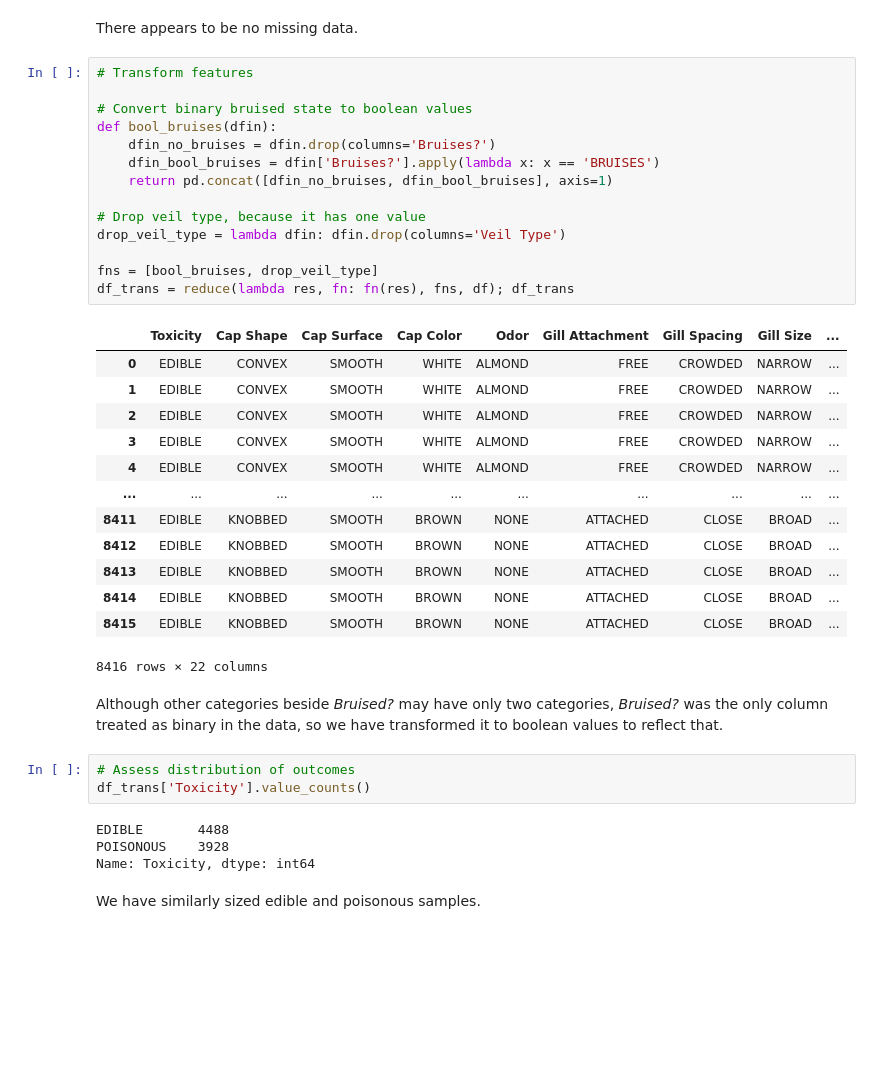
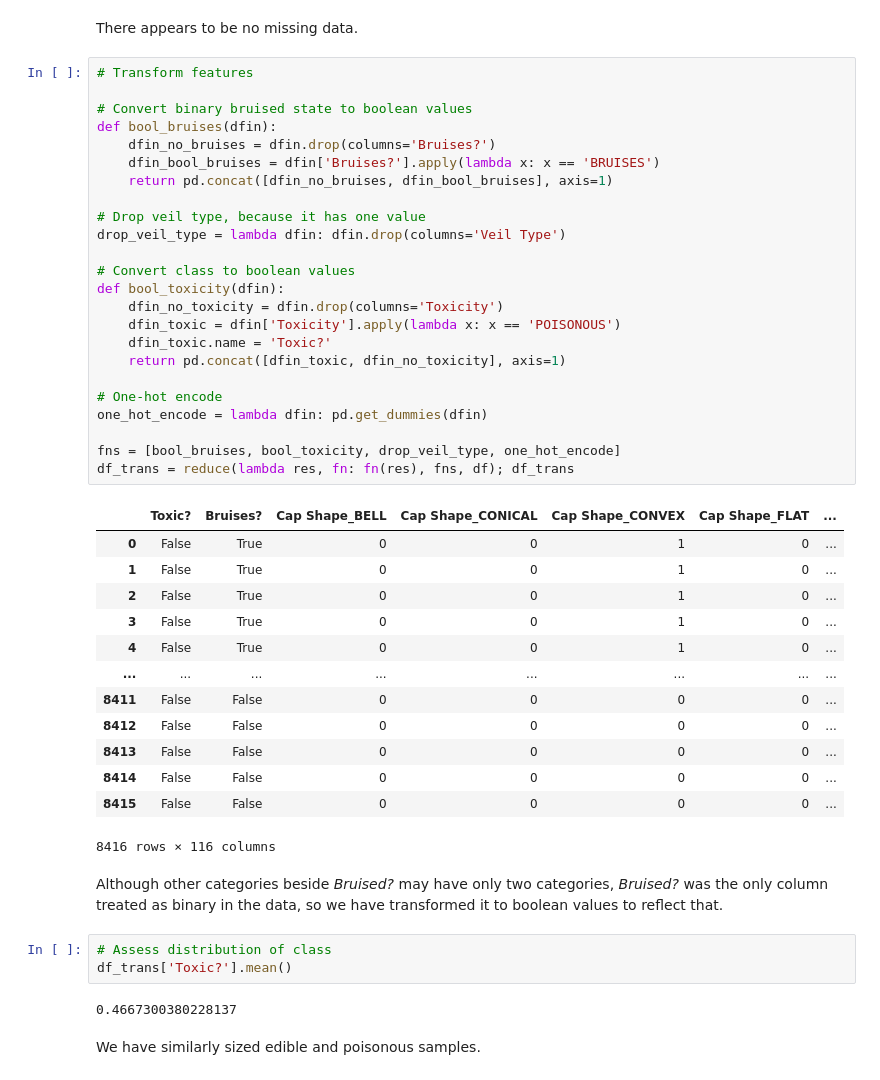
Before and after one commit to equinlan/mushroom, a Jupyter notebook: analysis.ipynb, the cells around one changed output. Cells and saved outputs as stored; diff of their text form; blank space fills up the shorter version.

```diff
--- a/analysis.ipynb
+++ b/analysis.ipynb
@@ -97,40 +104,48 @@ There appears to be no missing data.
 # %%
 # Transform features
 
 # Convert binary bruised state to boolean values
 def bool_bruises(dfin):
     dfin_no_bruises = dfin.drop(columns='Bruises?')
     dfin_bool_bruises = dfin['Bruises?'].apply(lambda x: x == 'BRUISES')
     return pd.concat([dfin_no_bruises, dfin_bool_bruises], axis=1)
 
 # Drop veil type, because it has one value
 drop_veil_type = lambda dfin: dfin.drop(columns='Veil Type')
 
-fns = [bool_bruises, drop_veil_type]
+# Convert class to boolean values
+def bool_toxicity(dfin):
+    dfin_no_toxicity = dfin.drop(columns='Toxicity')
+    dfin_toxic = dfin['Toxicity'].apply(lambda x: x == 'POISONOUS')
+    dfin_toxic.name = 'Toxic?'
+    return pd.concat([dfin_toxic, dfin_no_toxicity], axis=1)
+
+# One-hot encode
+one_hot_encode = lambda dfin: pd.get_dummies(dfin)
+
+fns = [bool_bruises, bool_toxicity, drop_veil_type, one_hot_encode]
 df_trans = reduce(lambda res, fn: fn(res), fns, df); df_trans
 # %% [output]
-|  | Toxicity | Cap Shape | Cap Surface | Cap Color | Odor | Gill Attachment | Gill Spacing | Gill Size | ... |
-| 0 | EDIBLE | CONVEX | SMOOTH | WHITE | ALMOND | FREE | CROWDED | NARROW | ... |
-| 1 | EDIBLE | CONVEX | SMOOTH | WHITE | ALMOND | FREE | CROWDED | NARROW | ... |
-| 2 | EDIBLE | CONVEX | SMOOTH | WHITE | ALMOND | FREE | CROWDED | NARROW | ... |
-| 3 | EDIBLE | CONVEX | SMOOTH | WHITE | ALMOND | FREE | CROWDED | NARROW | ... |
-| 4 | EDIBLE | CONVEX | SMOOTH | WHITE | ALMOND | FREE | CROWDED | NARROW | ... |
-| ... | ... | ... | ... | ... | ... | ... | ... | ... | ... |
-| 8411 | EDIBLE | KNOBBED | SMOOTH | BROWN | NONE | ATTACHED | CLOSE | BROAD | ... |
-| 8412 | EDIBLE | KNOBBED | SMOOTH | BROWN | NONE | ATTACHED | CLOSE | BROAD | ... |
-| 8413 | EDIBLE | KNOBBED | SMOOTH | BROWN | NONE | ATTACHED | CLOSE | BROAD | ... |
-| 8414 | EDIBLE | KNOBBED | SMOOTH | BROWN | NONE | ATTACHED | CLOSE | BROAD | ... |
-| 8415 | EDIBLE | KNOBBED | SMOOTH | BROWN | NONE | ATTACHED | CLOSE | BROAD | ... |
+|  | Toxic? | Bruises? | Cap Shape_BELL | Cap Shape_CONICAL | Cap Shape_CONVEX | Cap Shape_FLAT | ... |
+| 0 | False | True | 0 | 0 | 1 | 0 | ... |
+| 1 | False | True | 0 | 0 | 1 | 0 | ... |
+| 2 | False | True | 0 | 0 | 1 | 0 | ... |
+| 3 | False | True | 0 | 0 | 1 | 0 | ... |
+| 4 | False | True | 0 | 0 | 1 | 0 | ... |
+| ... | ... | ... | ... | ... | ... | ... | ... |
+| 8411 | False | False | 0 | 0 | 0 | 0 | ... |
+| 8412 | False | False | 0 | 0 | 0 | 0 | ... |
+| 8413 | False | False | 0 | 0 | 0 | 0 | ... |
+| 8414 | False | False | 0 | 0 | 0 | 0 | ... |
+| 8415 | False | False | 0 | 0 | 0 | 0 | ... |
-8416 rows × 22 columns
+8416 rows × 116 columns
 # %% [markdown]
 Although other categories beside _Bruised?_ may have only two categories, _Bruised?_ was the only column treated as binary in the data, so we have transformed it to boolean values to reflect that.
 # %%
-# Assess distribution of outcomes
-df_trans['Toxicity'].value_counts()
+# Assess distribution of class
+df_trans['Toxic?'].mean()
 # %% [output]
-EDIBLE       4488
-POISONOUS    3928
-Name: Toxicity, dtype: int64
+0.4667300380228137
 # %% [markdown]
 We have similarly sized edible and poisonous samples.
 # %%
```
Also changed, not shown: parts of 14 cells of this notebook, 9 other files.
